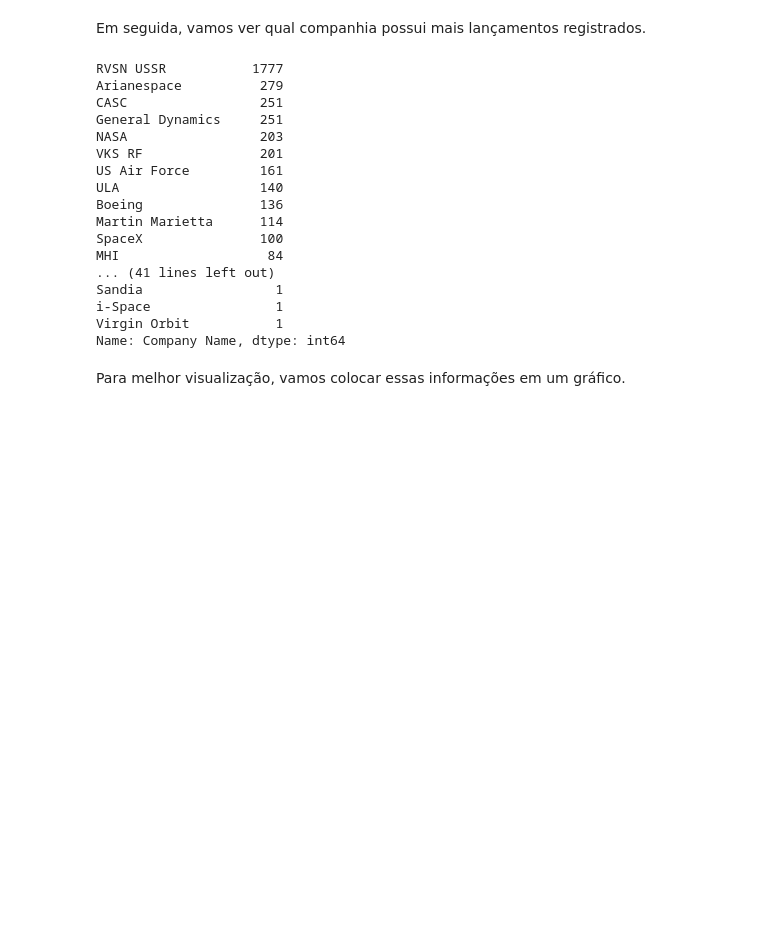
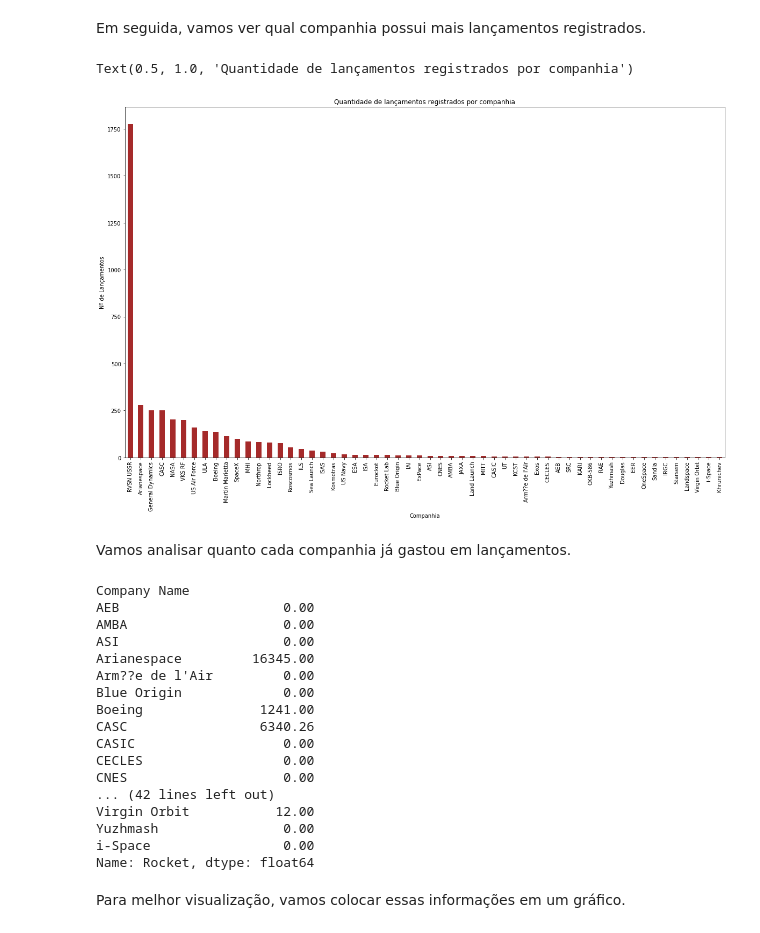
Before and after one commit to Vini-iniV/LeegaDlv3Desafio2, a Jupyter notebook: Notebook/LeegaDSEspaco.ipynb, the cells around one changed output. Saved outputs shown, nothing was run; the diff lists cells and outputs as text; code cells hidden in the pictures; blank space fills up the shorter version.

```diff
--- a/Notebook/LeegaDSEspaco.ipynb
+++ b/Notebook/LeegaDSEspaco.ipynb
@@ -263,24 +266,35 @@ sns.barplot(x="dataMes", y="Rocket", data=df1, order=['Janeiro', 'Fevereiro', 'M
 # %% [markdown]
 Em seguida, vamos ver qual companhia possui mais lançamentos registrados.
+# %%
+plt.figure(figsize=(20,12))
+df1['Company Name'].value_counts().plot(kind='bar',color='brown')
+plt.xlabel("Companhia")
+plt.ylabel("Nº de Lançamentos")
+plt.title("Quantidade de lançamentos registrados por companhia")
+# %% [output]
+Text(0.5, 1.0, 'Quantidade de lançamentos registrados por companhia')
+[figure, added]
+# %% [markdown]
+Vamos analisar quanto cada companhia já gastou em lançamentos.
 # %%
-df1['Company Name'].value_counts()
+df1.groupby('Company Name').Rocket.sum()
 # %% [output]
-RVSN USSR           1777
-Arianespace          279
-CASC                 251
-General Dynamics     251
-NASA                 203
-VKS RF               201
-US Air Force         161
-ULA                  140
-Boeing               136
-Martin Marietta      114
-SpaceX               100
-MHI                   84
-... (41 lines left out)
-Sandia                 1
-i-Space                1
-Virgin Orbit           1
-Name: Company Name, dtype: int64
+Company Name
+AEB                     0.00
+AMBA                    0.00
+ASI                     0.00
+Arianespace         16345.00
+Arm??e de l'Air         0.00
+Blue Origin             0.00
+Boeing               1241.00
+CASC                 6340.26
+CASIC                   0.00
+CECLES                  0.00
+CNES                    0.00
+... (42 lines left out)
+Virgin Orbit           12.00
+Yuzhmash                0.00
+i-Space                 0.00
+Name: Rocket, dtype: float64
 # %% [markdown]
 Para melhor visualização, vamos colocar essas informações em um gráfico.
```
Also changed, not shown: parts of 25 cells of this notebook.
